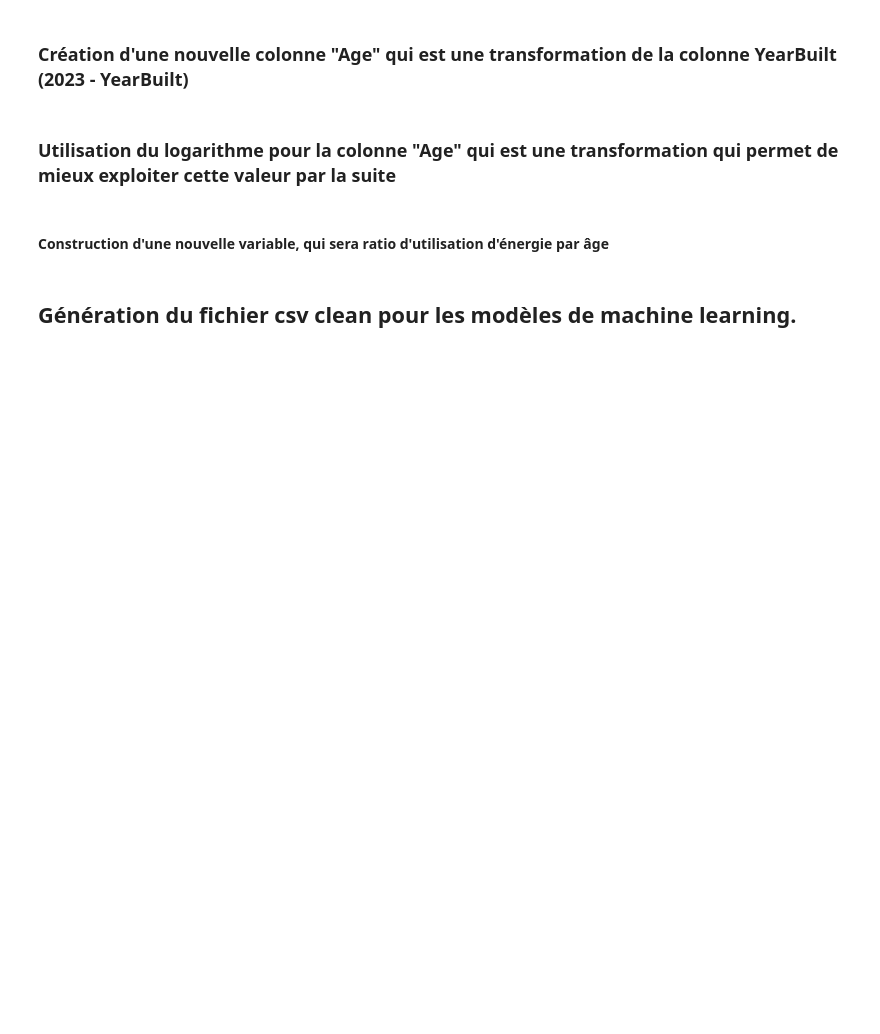
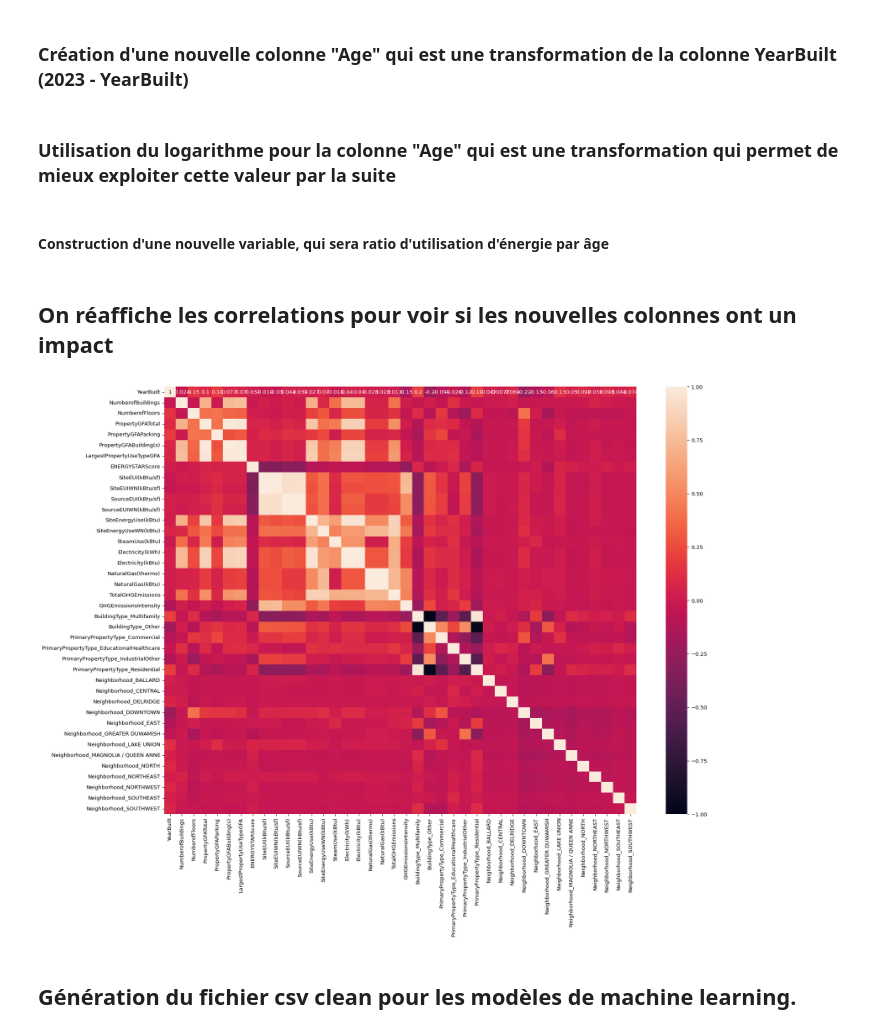
Before and after one commit to CharbonneauJean/OC-Projet3, a Jupyter notebook: analyse_exploratoire.ipynb, the cells around one changed output. Drawn from its saved outputs; the diff is of its cells as text; code cells hidden in the pictures; blank space fills up the shorter version.

```diff
--- a/analyse_exploratoire.ipynb
+++ b/analyse_exploratoire.ipynb
@@ -525,5 +455,17 @@ df['Age'] = df['Age'].apply(safe_log)
 df = df[df['SiteEUI(kBtu/sf)'] != 0]
 
 df['EnergyUse_Age_Ratio'] = df['SiteEUI(kBtu/sf)'] / df['Age']
+# %% [markdown]
+## On réaffiche les correlations pour voir si les nouvelles colonnes ont un impact
+# %%
+plt.figure(figsize=(1920/96, 1400/96), dpi=96)
+
+# Create the heatmap
+sns.heatmap(correlation_matrix_clean, annot=True)
+
+# Show the plot
+plt.show()
+# %% [output]
+[figure, added]
 # %% [markdown]
 ## Génération du fichier csv clean pour les modèles de machine learning.
```
Also changed, not shown: parts of 29 cells of this notebook, 1 other file.
